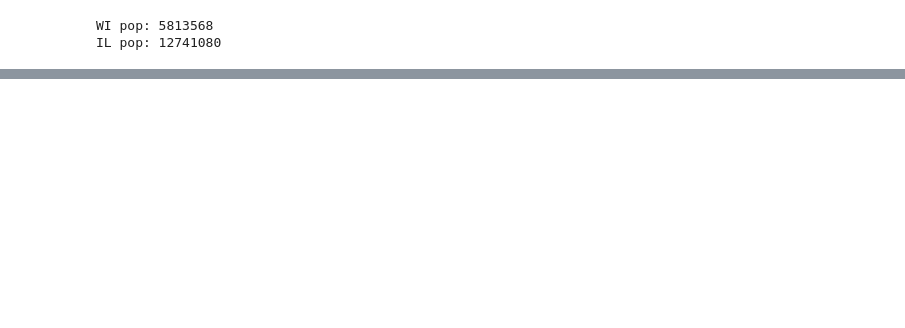
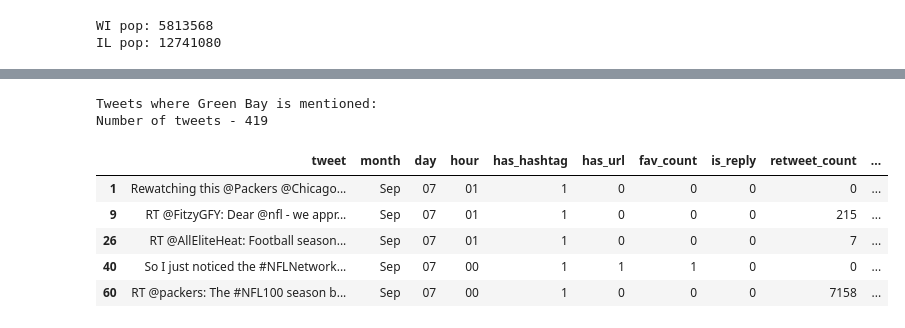
Before and after one commit to PierreCasco/twitter_and_football, a Jupyter notebook: Twitter_and_Football.ipynb, the cells around one changed output, grey strips where cells are left out. Saved outputs shown, nothing was run; the diff lists cells and outputs as text; code cells hidden in the pictures; blank space fills up the shorter version.

```diff
--- a/Twitter_and_Football.ipynb
+++ b/Twitter_and_Football.ipynb
@@ -201,0 +223,13 @@ IL pop: 12741080
+# %%
+print("Tweets where Green Bay is mentioned:")
+print("Number of tweets - ", gb_tweets.shape[0], sep="")
+gb_tweets.head(5)
+# %% [output]
+Tweets where Green Bay is mentioned:
+Number of tweets - 419
+|  | tweet | month | day | hour | has_hashtag | has_url | fav_count | is_reply | retweet_count | ... |
+| 1 | Rewatching this @Packers @Chicago... | Sep | 07 | 01 | 1 | 0 | 0 | 0 | 0 | ... |
+| 9 | RT @FitzyGFY: Dear @nfl - we appr... | Sep | 07 | 01 | 1 | 0 | 0 | 0 | 215 | ... |
+| 26 | RT @AllEliteHeat: Football season... | Sep | 07 | 01 | 1 | 0 | 0 | 0 | 7 | ... |
+| 40 | So I just noticed the #NFLNetwork... | Sep | 07 | 00 | 1 | 1 | 1 | 0 | 0 | ... |
+| 60 | RT @packers: The #NFL100 season b... | Sep | 07 | 00 | 1 | 0 | 0 | 0 | 7158 | ... |
```
Also changed, not shown: parts of 9 cells of this notebook.
